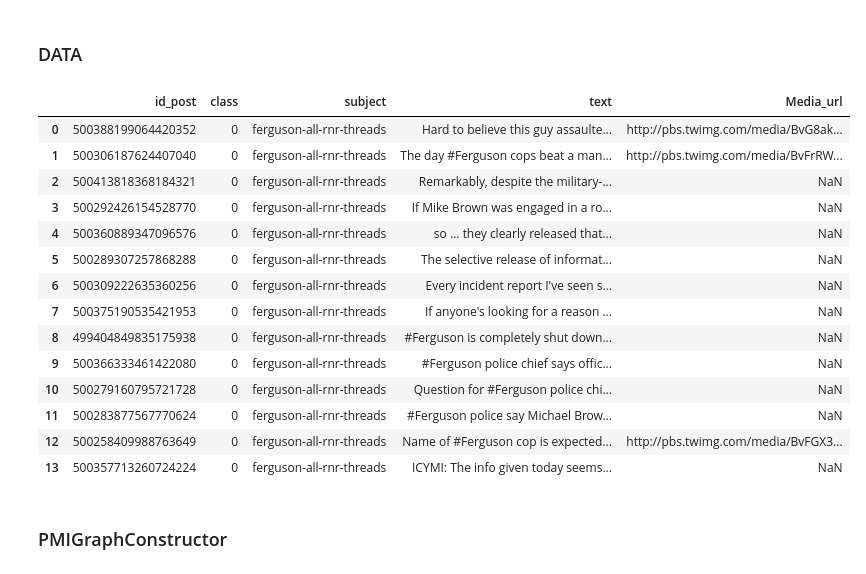
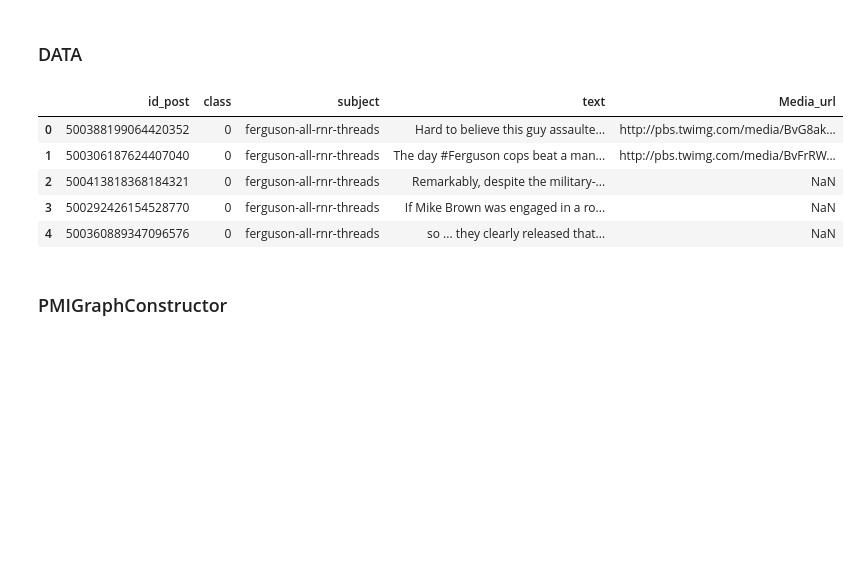
Before and after one commit to AdnaneMaj/Multimodal_fake_news_detection, a Jupyter notebook: main.ipynb, the cells around one changed output. Cells and saved outputs as stored; diff of their text form; code cells hidden in the pictures; blank space fills up the shorter version.

```diff
--- a/main.ipynb
+++ b/main.ipynb
@@ -5,27 +5,18 @@
 
 from src.utils import DatasetCreator
 
-dataset_creator = DatasetCreator()
+dataset_creator = DatasetCreator(test=True)
 # %%
 data_example = dataset_creator.get_dataframe()
 # %%
-data_example
+data_example.head()
 # %% [output]
 |  | id_post | class | subject | text | Media_url |
 | 0 | 500388199064420352 | 0 | ferguson-all-rnr-threads | Hard to believe this guy assaulte... | http://pbs.twimg.com/media/BvG8ak... |
 | 1 | 500306187624407040 | 0 | ferguson-all-rnr-threads | The day #Ferguson cops beat a man... | http://pbs.twimg.com/media/BvFrRW... |
 | 2 | 500413818368184321 | 0 | ferguson-all-rnr-threads | Remarkably, despite the military-... | NaN |
 | 3 | 500292426154528770 | 0 | ferguson-all-rnr-threads | If Mike Brown was engaged in a ro... | NaN |
 | 4 | 500360889347096576 | 0 | ferguson-all-rnr-threads | so ... they clearly released that... | NaN |
-| 5 | 500289307257868288 | 0 | ferguson-all-rnr-threads | The selective release of informat... | NaN |
-| 6 | 500309222635360256 | 0 | ferguson-all-rnr-threads | Every incident report I've seen s... | NaN |
-| 7 | 500375190535421953 | 0 | ferguson-all-rnr-threads | If anyone's looking for a reason ... | NaN |
-| 8 | 499404849835175938 | 0 | ferguson-all-rnr-threads | #Ferguson is completely shut down... | NaN |
-| 9 | 500366333461422080 | 0 | ferguson-all-rnr-threads | #Ferguson police chief says offic... | NaN |
-| 10 | 500279160795721728 | 0 | ferguson-all-rnr-threads | Question for #Ferguson police chi... | NaN |
-| 11 | 500283877567770624 | 0 | ferguson-all-rnr-threads | #Ferguson police say Michael Brow... | NaN |
-| 12 | 500258409988763649 | 0 | ferguson-all-rnr-threads | Name of #Ferguson cop is expected... | http://pbs.twimg.com/media/BvFGX3... |
-| 13 | 500357713260724224 | 0 | ferguson-all-rnr-threads | ICYMI: The info given today seems... | NaN |
 # %% [markdown]
 ### PMIGraphConstructor
 # %%
```
Also changed, not shown: parts of 17 cells of this notebook, 3 other files.
